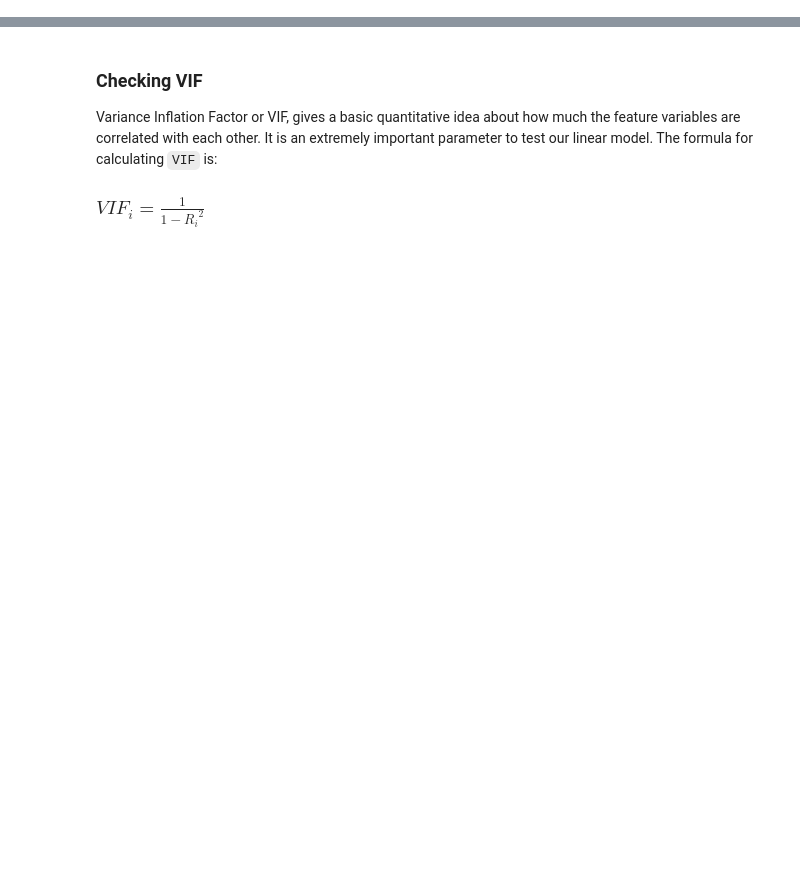
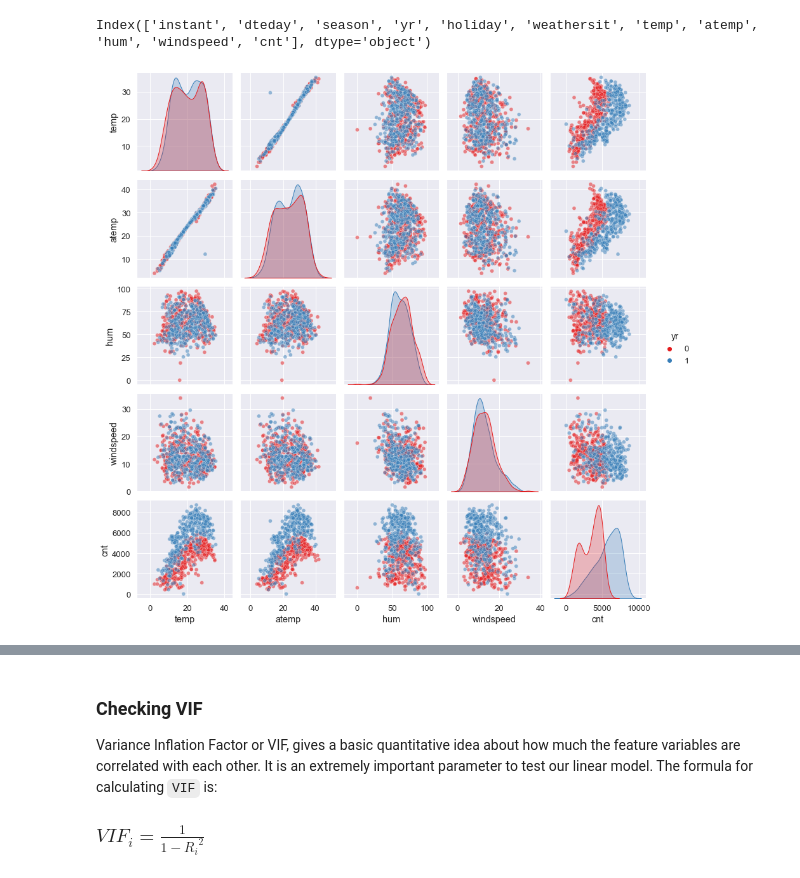
Before and after one commit to Monica05-aadi/Bike_LinearRegression, a Jupyter notebook: Bike Assignment.ipynb, the cells around one changed output, grey strips where cells are left out. Saved outputs shown, nothing was run; the diff lists cells and outputs as text; code cells hidden in the pictures; blank space fills up the shorter version.

```diff
--- a/Bike Assignment.ipynb
+++ b/Bike Assignment.ipynb
@@ -114,0 +174,18 @@ memory usage: 91.4+ KB
+# %%
+# Now let's look at the numerical variables vs Cnt
+print(df.columns)
+# We can also eliminate unnecessary columns like:
+# - instant (which is just like our index)
+# - dteday (it's an increasing order of dates that give no additional information)
+# %% [output]
+Index(['instant', 'dteday', 'season', 'yr', 'holiday', 'weathersit', 'temp', 'atemp', 'hum', 'windspeed', 'cnt'], dtype='object')
+# %%
+df = df.drop(['instant', 'dteday'], axis=1)
+numvars = ['temp', 'atemp', 'hum', 'windspeed', 'cnt']
+# %%
+# Plotting numerical variables against cnt ... but segregated by "yearly" data.
+sns.set(font_scale=1.2)
+sns.pairplot(data=df[numvars + ['yr']], hue='yr', plot_kws={'alpha':0.5}, palette='Set1')
+plt.show()
+# %% [output]
+[figure, added]
```
Also changed, not shown: parts of 137 cells of this notebook, 1 other file.
